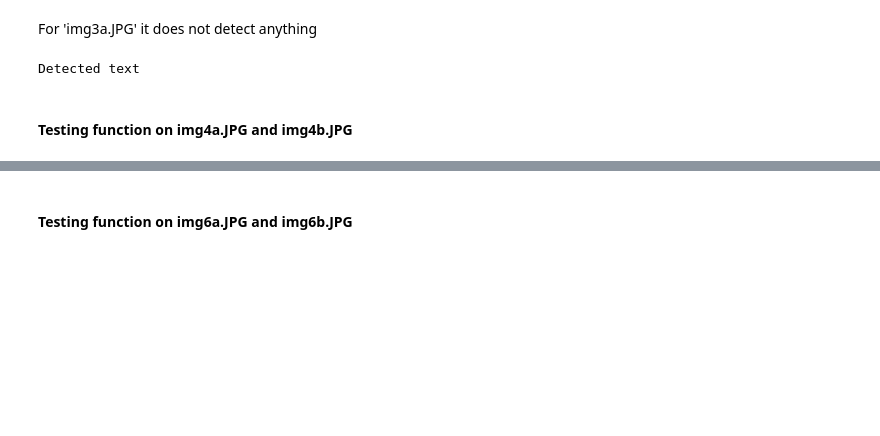
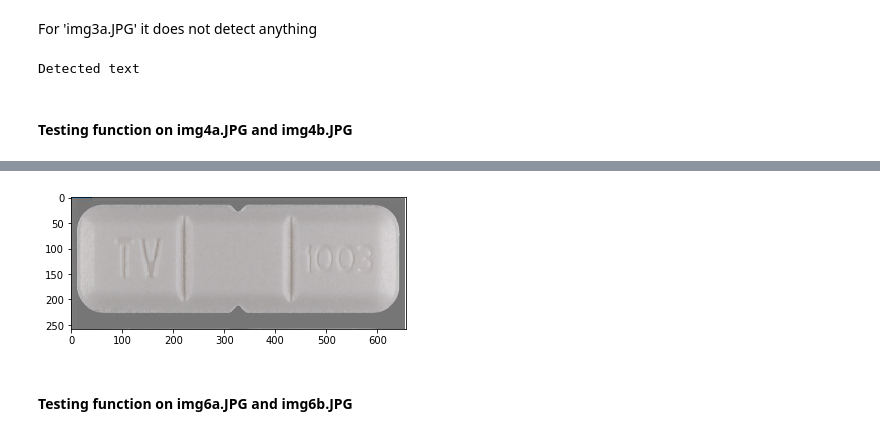
Before and after one commit to labs12-rxid/DS, a Jupyter notebook: text_detection_AWSRekognition.ipynb, the cells around one changed output, grey strips where cells are left out. Drawn from its saved outputs; the diff is of its cells as text; code cells hidden in the pictures; blank space fills up the shorter version.

```diff
--- a/text_detection_AWSRekognition.ipynb
+++ b/text_detection_AWSRekognition.ipynb
@@ -615,3 +698,7 @@ text_detection(photo_sides)
+# %%
+plt.imshow(pic_img4b);
+# %% [output]
+[figure, added]
 # %% [markdown]
 #### Testing function on img6a.JPG and img6b.JPG
 # %%
```
Also changed, not shown: parts of 32 cells of this notebook.
